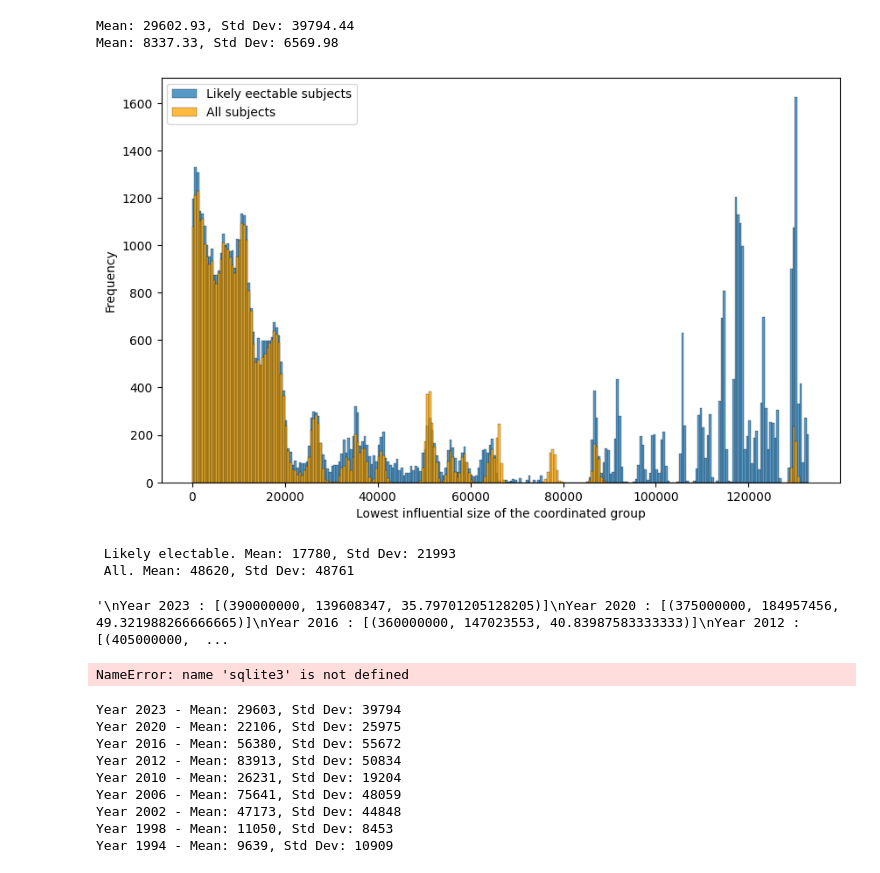
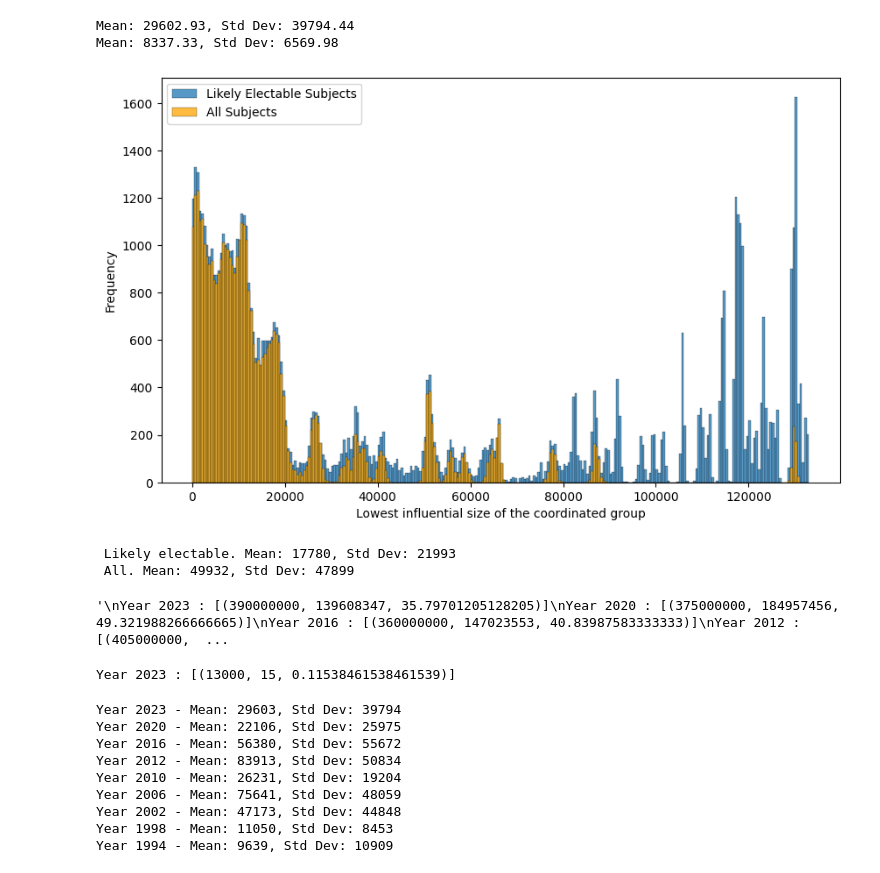
Before and after one commit to JnKamas/bc-praca, a Jupyter notebook: question_1.ipynb, the cells around one changed output. Cells and saved outputs as stored; diff of their text form; code cells hidden in the pictures.

```diff
--- a/question_1.ipynb
+++ b/question_1.ipynb
@@ -28,22 +28,41 @@ from apportionment import *
 # conn.commit()
 # conn.close()
 # %%
-years = ["2023", "2020", "2016", "2012", "2010", "2006", "2002", "1998", "1994"]
+years = [2023, 2020, 2016, 2012, 2010, 2006, 2002, 1998, 1994]
 
 for year in years:
     with sqlite3.connect('lowest_samples_complete.db') as conn:
         cur = conn.cursor()
 
+        # cur.execute(f'''
+        #     SELECT iteration_number, party_number, MIN(samples)
+        #     FROM tab{year}
+        #     WHERE diff > 0
+        #     GROUP BY iteration_number, party_number;
+        # ''')
+
+        # results = cur.fetchall()
+
+        # with open(f'lowest_samples{year}all.csv', 'w', newline='') as csvfile:
+        #     csvwriter = csv.writer(csvfile)
+        #     csvwriter.writerow(['iteration_number', 'party_number', 'lowest_samples'])
+        #     csvwriter.writerows(results)
+
+        exclude_list = ", ".join(map(str, constants.le_exclude[year]))
+
         cur.execute(f'''
             SELECT iteration_number, party_number, MIN(samples)
             FROM tab{year}
-            WHERE diff > 0
+            WHERE diff > 0 AND party_number  IN ({exclude_list})
             GROUP BY iteration_number, party_number;
         ''')
-
+        #[x for x in range(constants.subjects[year]) if x not in constants.le_exclude[year]]
         results = cur.fetchall()
 
-        with open(f'lowest_samples{year}all.csv', 'w', newline='') as csvfile:
+
+        with open(f'lowest_samples{year}non_el.csv', 'w', newline='') as csvfile:
             csvwriter = csv.writer(csvfile)
             csvwriter.writerow(['iteration_number', 'party_number', 'lowest_samples'])
             csvwriter.writerows(results)
+
+    print(f'year {year} done')
@@ -109,38 +138,38 @@ for i, year in enumerate(years):
 # %%
 data_min = min(cumulative_data_all.min(), cumulative_data.min())
 data_max = max(cumulative_data_all.max(), cumulative_data.max())
 
 # Define consistent bin edges
 bin_width = 500  # Adjust bin width as needed
 bin_edges = np.arange(data_min, data_max + bin_width, bin_width)
 
 # Create a new figure
 plt.figure(figsize=(10, 6))
 
 # Plot histogram for array1
-sns.histplot(cumulative_data_all, bins=bin_edges, label='Likely eectable subjects')
+sns.histplot(cumulative_data_all, bins=bin_edges, label='Likely Electable Subjects')
 
 # Plot histogram for array2 with a different color
-sns.histplot(cumulative_data, bins=bin_edges, color='orange', label='All subjects')
+sns.histplot(cumulative_data, bins=bin_edges, color='orange', label='All Subjects')
 
 plt.xlabel('Lowest influential size of the coordinated group')
 plt.ylabel('Frequency')
 plt.legend()
 plt.show()
 
 cumulative_mean = np.mean(cumulative_data)
 cumulative_std_dev = np.std(cumulative_data)
 
 print(f" Likely electable. Mean: {cumulative_mean:.0f}, Std Dev: {cumulative_std_dev:.0f}")
 
 cumulative_mean = np.mean(cumulative_data_all)
 cumulative_std_dev = np.std(cumulative_data_all)
 
 print(f" All. Mean: {cumulative_mean:.0f}, Std Dev: {cumulative_std_dev:.0f}")
 # %% [output]
-[figure, old version]
+[figure, new version]
  Likely electable. Mean: 17780, Std Dev: 21993
- All. Mean: 48620, Std Dev: 48761
+ All. Mean: 49932, Std Dev: 47899
 # %%
 # years = ["2023", "2020", "2016", "2012", "2010", "2006", "2002", "1998", "1994"]
 # db_file = "lowest_samples_complete.db"
@@ -216,7 +245,7 @@ Year 2023 : [(30000, 29393, 97.97666666666667)]
 Year 2020 : [(30000, 16654, 55.513333333333335)]
 '''
 # %% [output]
-NameError: name 'sqlite3' is not defined
+Year 2023 : [(13000, 15, 0.11538461538461539)]
 # %%
 years = ["2023", "2020", "2016", "2012", "2010", "2006", "2002", "1998", "1994"]
 
```
Also changed, not shown: parts of 1 cell of this notebook, 20 other files.
